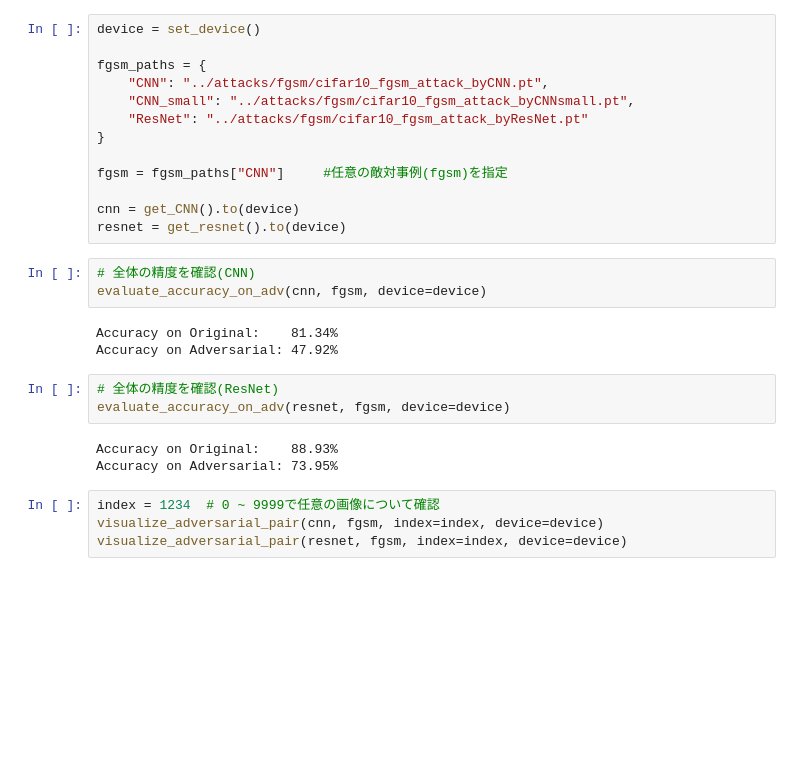
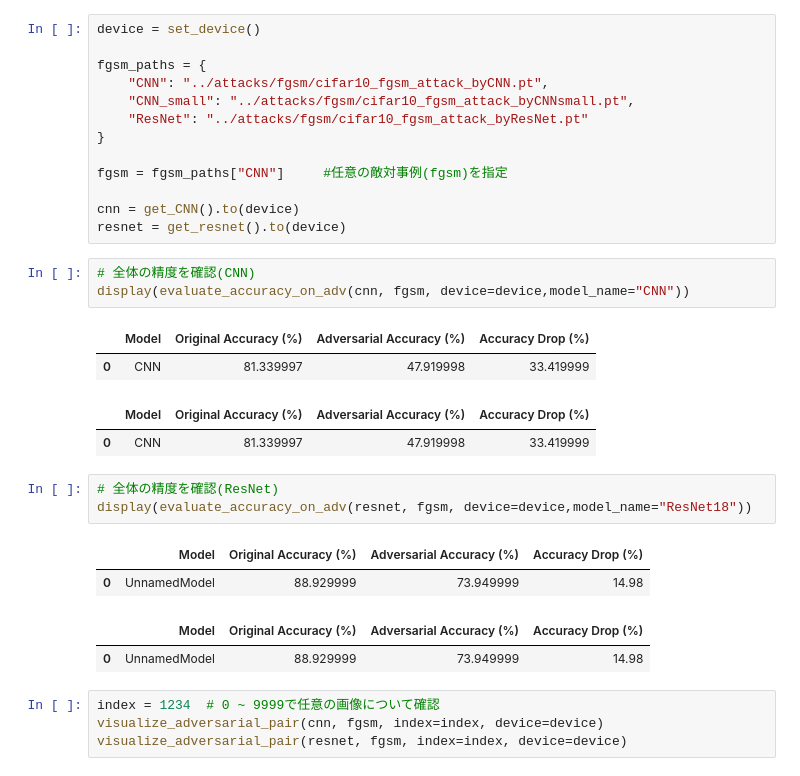
Before and after one commit to natsuki0720/adversarial-perturbation-baselines, a Jupyter notebook: notebooks/eval_fgsm.ipynb, the cells around one changed output. Saved outputs shown, nothing was run; the diff lists cells and outputs as text; blank space fills up the shorter version.

```diff
--- a/notebooks/eval_fgsm.ipynb
+++ b/notebooks/eval_fgsm.ipynb
@@ -26,16 +26,20 @@ cnn = get_CNN().to(device)
 resnet = get_resnet().to(device)
 # %%
 # 全体の精度を確認(CNN)
-evaluate_accuracy_on_adv(cnn, fgsm, device=device)
+display(evaluate_accuracy_on_adv(cnn, fgsm, device=device,model_name="CNN"))
 # %% [output]
-Accuracy on Original:    81.34%
-Accuracy on Adversarial: 47.92%
+|  | Model | Original Accuracy (%) | Adversarial Accuracy (%) | Accuracy Drop (%) |
+| 0 | CNN | 81.339997 | 47.919998 | 33.419999 |
+|  | Model | Original Accuracy (%) | Adversarial Accuracy (%) | Accuracy Drop (%) |
+| 0 | CNN | 81.339997 | 47.919998 | 33.419999 |
 # %%
 # 全体の精度を確認(ResNet)
-evaluate_accuracy_on_adv(resnet, fgsm, device=device)
+display(evaluate_accuracy_on_adv(resnet, fgsm, device=device,model_name="ResNet18"))
 # %% [output]
-Accuracy on Original:    88.93%
-Accuracy on Adversarial: 73.95%
+|  | Model | Original Accuracy (%) | Adversarial Accuracy (%) | Accuracy Drop (%) |
+| 0 | UnnamedModel | 88.929999 | 73.949999 | 14.98 |
+|  | Model | Original Accuracy (%) | Adversarial Accuracy (%) | Accuracy Drop (%) |
+| 0 | UnnamedModel | 88.929999 | 73.949999 | 14.98 |
 # %%
 index = 1234  # 0 ~ 9999で任意の画像について確認
 visualize_adversarial_pair(cnn, fgsm, index=index, device=device)
```
Also changed, not shown: 4 other files.
